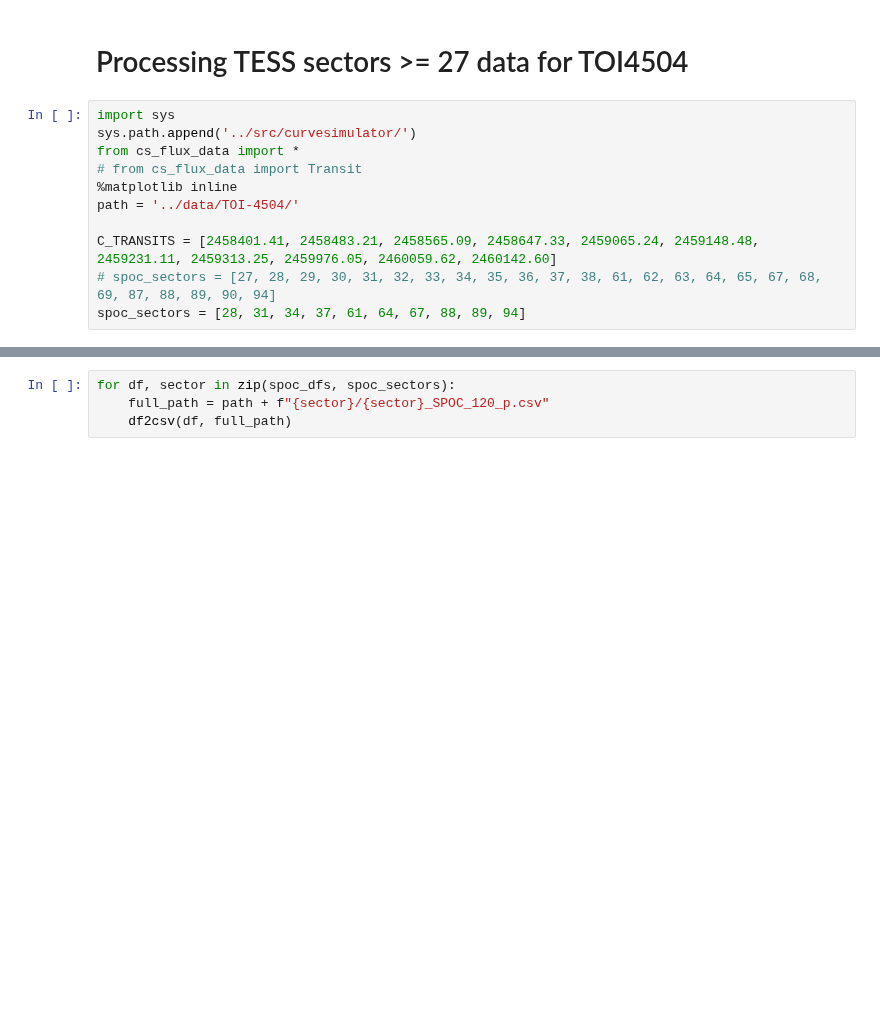
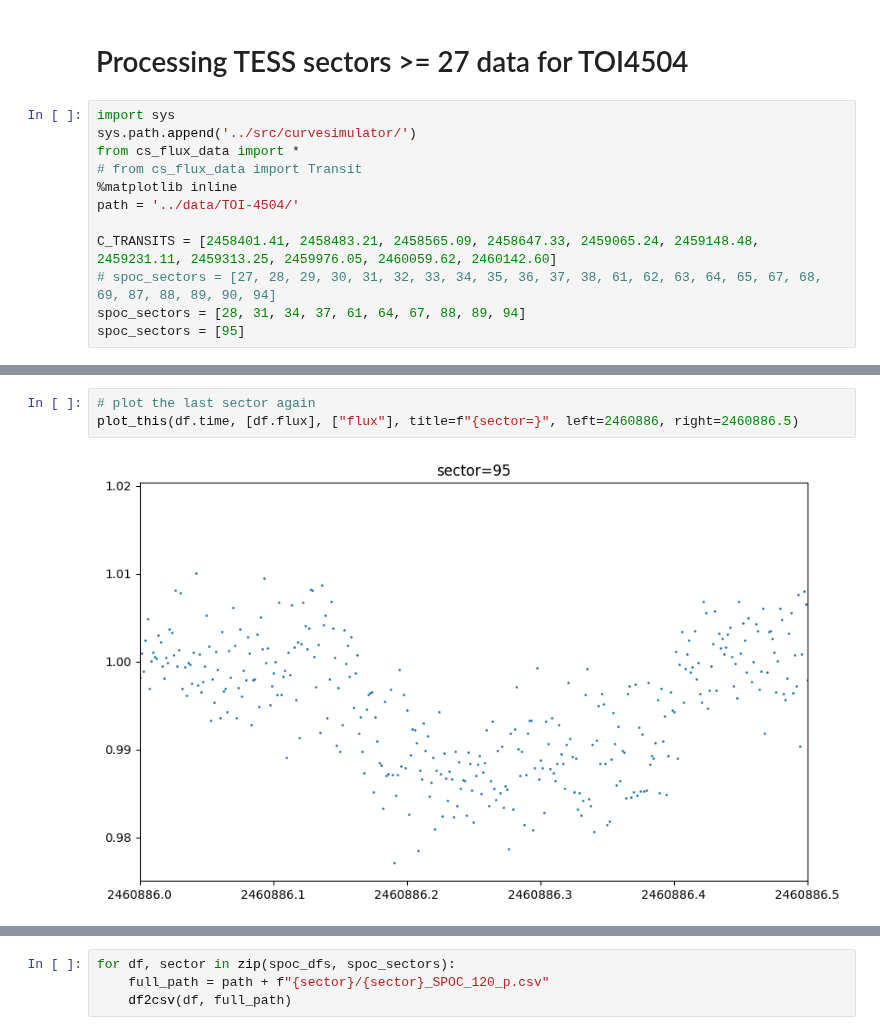
Before and after one commit to lichtgestalter/curvesimulator, a Jupyter notebook: process_TESS_data/process_sector_027-094.ipynb, the cells around one changed output, grey strips where cells are left out. Cells and saved outputs as stored; diff of their text form; blank space fills up the shorter version.

```diff
--- a/process_TESS_data/process_sector_027-094.ipynb
+++ b/process_TESS_data/process_sector_027-094.ipynb
@@ -11,6 +11,7 @@ path = '../data/TOI-4504/'
 C_TRANSITS = [2458401.41, 2458483.21, 2458565.09, 2458647.33, 2459065.24, 2459148.48, 2459231.11, 2459313.25, 2459976.05, 2460059.62, 2460142.60]
 # spoc_sectors = [27, 28, 29, 30, 31, 32, 33, 34, 35, 36, 37, 38, 61, 62, 63, 64, 65, 67, 68, 69, 87, 88, 89, 90, 94]
 spoc_sectors = [28, 31, 34, 37, 61, 64, 67, 88, 89, 94]
+spoc_sectors = [95]
 # %%
 spoc_dfs = []
 for sector in spoc_sectors:
@@ -26,0 +32,5 @@ for df, sector in zip(spoc_dfs, spoc_sectors):
+# %%
+# plot the last sector again
+plot_this(df.time, [df.flux], ["flux"], title=f"{sector=}", left=2460886, right=2460886.5)
+# %% [output]
+[figure, added]
```
Also changed, not shown: parts of 6 cells of this notebook, 21 other files.
